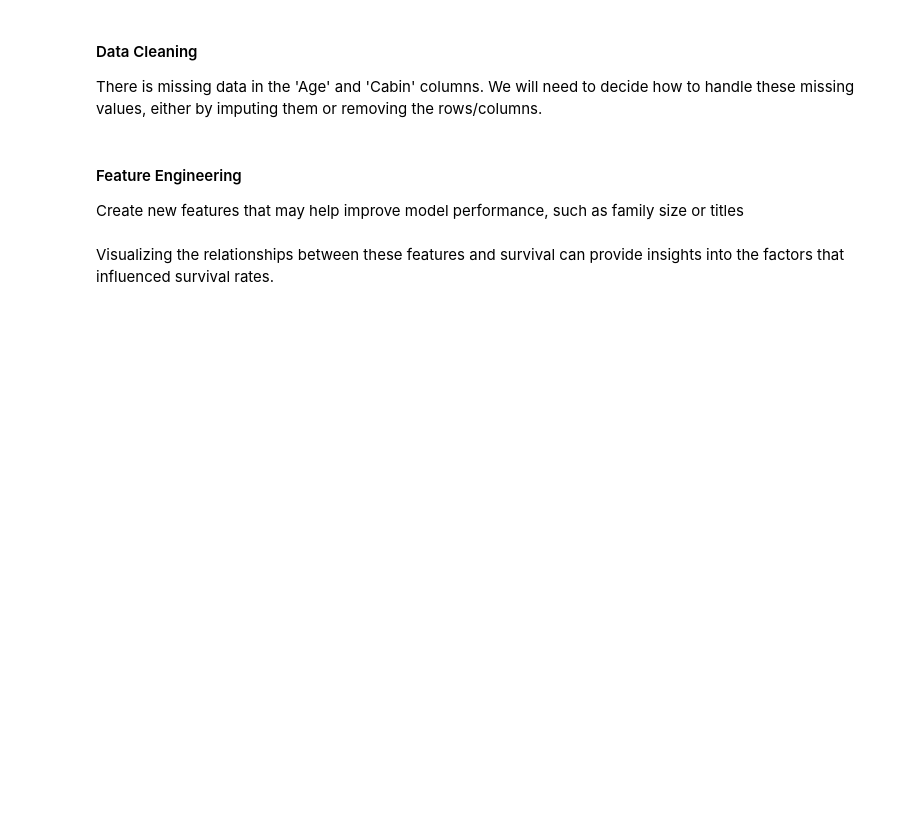
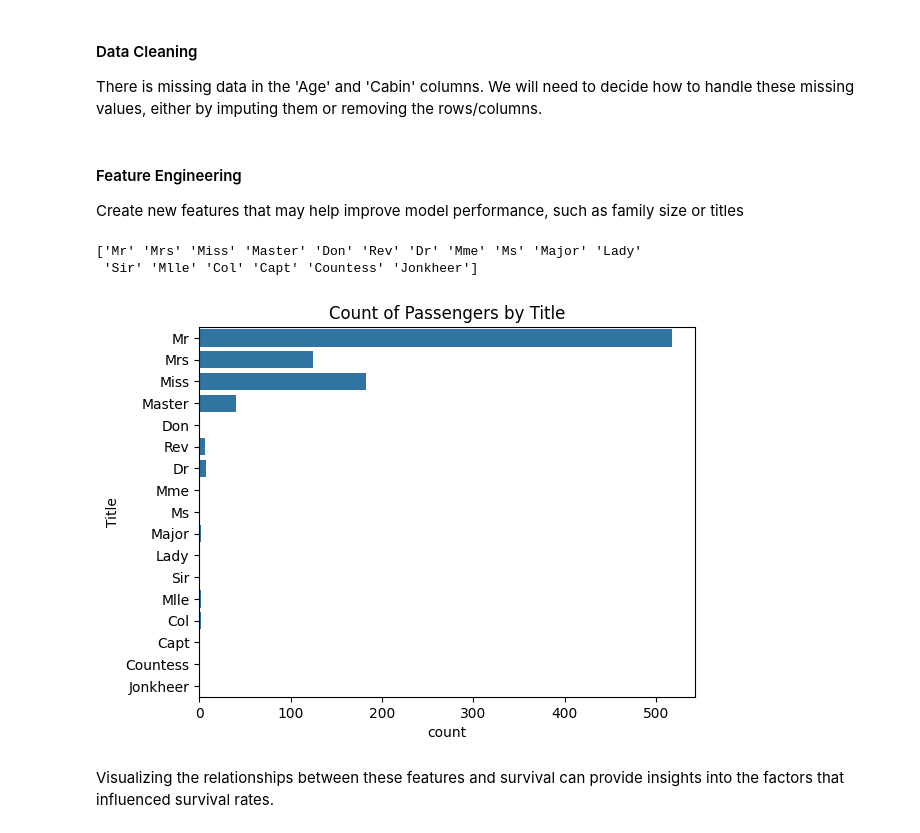
Before and after one commit to c0d3-k1ra/machine-learning-solutions, a Jupyter notebook: notebooks/classification/titanic-dataset.ipynb, the cells around one changed output. Cells and saved outputs as stored; diff of their text form; code cells hidden in the pictures; blank space fills up the shorter version.

```diff
--- a/notebooks/classification/titanic-dataset.ipynb
+++ b/notebooks/classification/titanic-dataset.ipynb
@@ -134,0 +134,13 @@ df.drop(['PassengerId', 'Name', 'Ticket', 'Fare', 'SibSp', 'Parch'], axis=1, inp
+# %%
+# print all unique titles
+print(df['Title'].unique())
+# %% [output]
+['Mr' 'Mrs' 'Miss' 'Master' 'Don' 'Rev' 'Dr' 'Mme' 'Ms' 'Major' 'Lady'
+ 'Sir' 'Mlle' 'Col' 'Capt' 'Countess' 'Jonkheer']
+# %%
+#visualize the count of each title
+sns.countplot(y='Title', data=df)
+plt.title('Count of Passengers by Title')
+plt.show()
+# %% [output]
+[figure, added]
```
Also changed, not shown: parts of 2 cells of this notebook.
